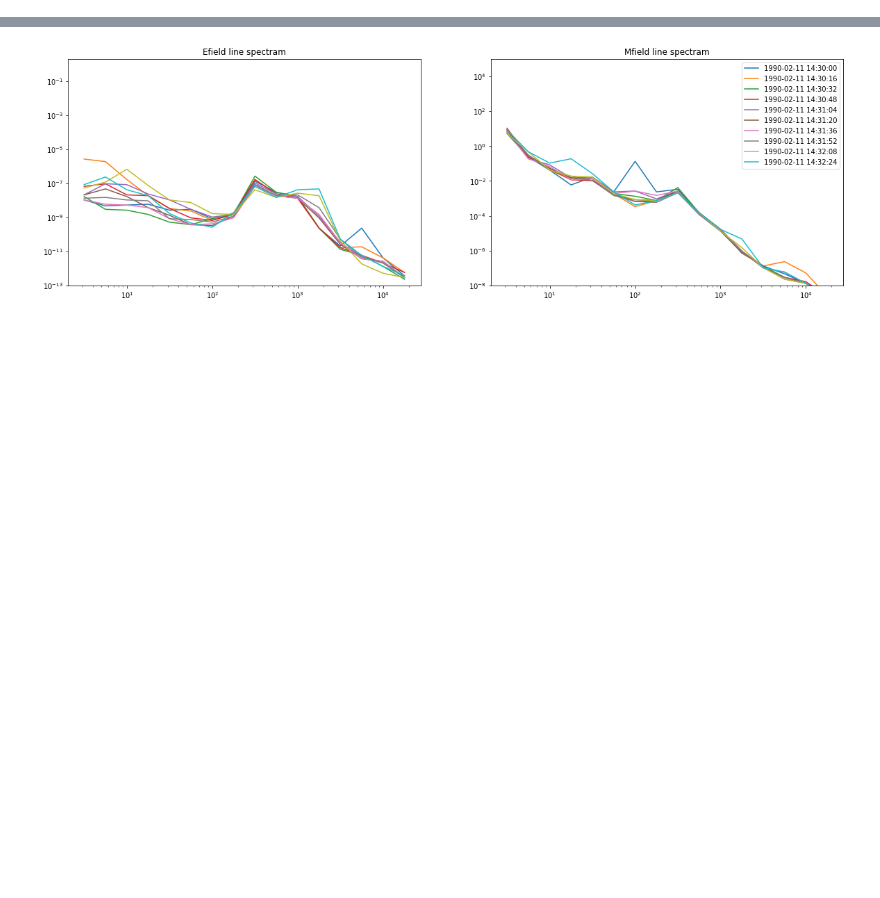
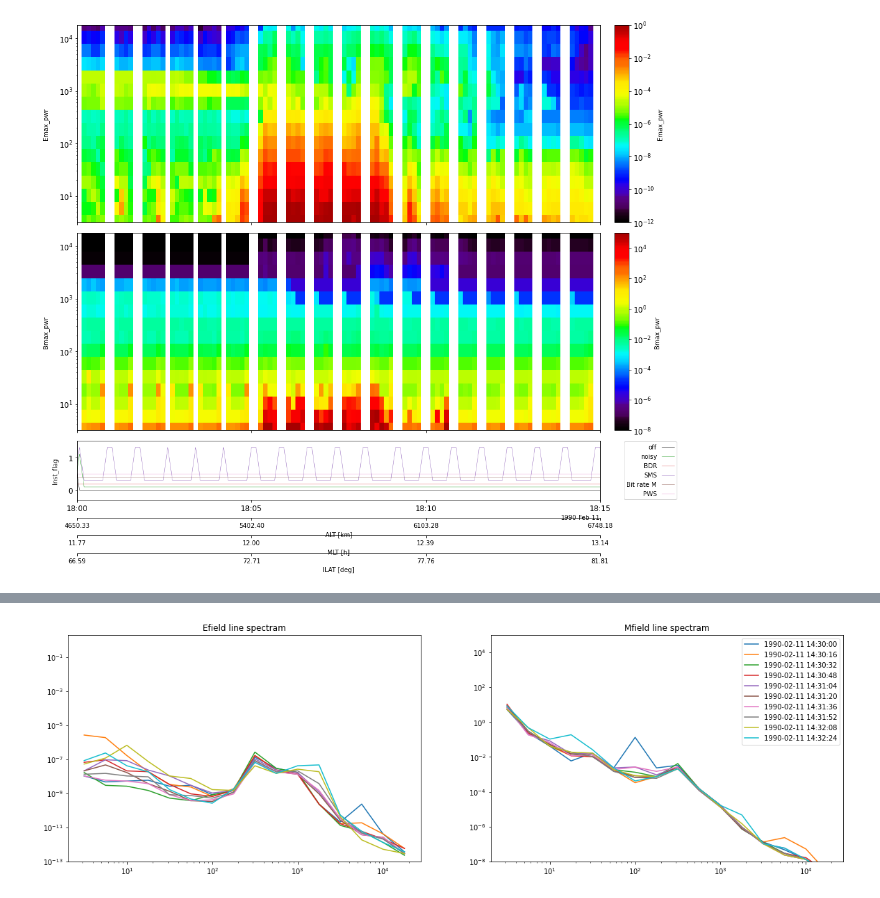
Before and after one commit to shuji-onosawa/Akebono_analysis_old, a Jupyter notebook: VLF_mca/Akebono_analysis.ipynb, the cells around one changed output, grey strips where cells are left out. Saved outputs shown, nothing was run; the diff lists cells and outputs as text; code cells hidden in the pictures; blank space fills up the shorter version.

```diff
--- a/VLF_mca/Akebono_analysis.ipynb
+++ b/VLF_mca/Akebono_analysis.ipynb
@@ -49 +49,6 @@ tinterpol (linear) was applied to: ALT
+# %%
+pytplot.tlimit([trange[0]+' 18:00:00', trange[0]+' 18:15:00'])
+tplot(['Emax_pwr','Bmax_pwr', 'Inst_flag'],  var_label= ['ALT', 'MLT', 'ILAT'], xsize = 16, ysize = 20)
+# %% [output]
+[figure, added]
 # %%
```
Also changed, not shown: parts of 2 cells of this notebook, 3 other files.
